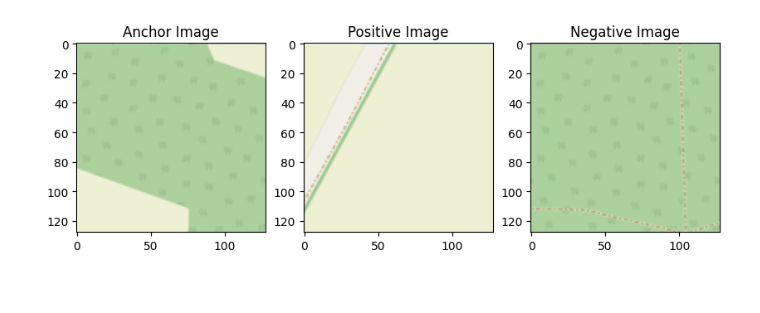
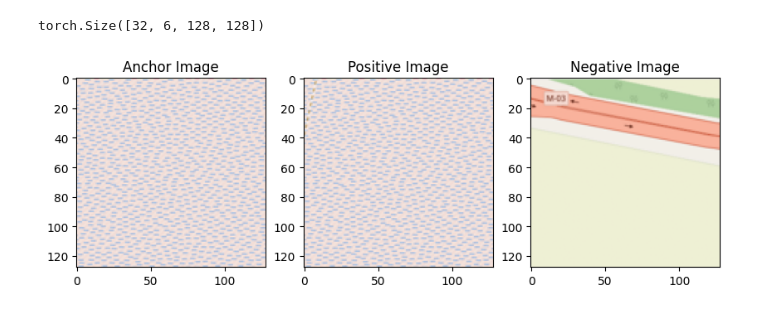
Before and after one commit to klaipher/loc2vec, a Jupyter notebook: Loc2Vec.ipynb, the cells around one changed output. Cells and saved outputs as stored; diff of their text form; code cells hidden in the pictures.

```diff
--- a/Loc2Vec.ipynb
+++ b/Loc2Vec.ipynb
@@ -16,36 +16,39 @@ import matplotlib.pyplot as plt
 # %%
 from loc2vec.memmap_tiles_dataset import MemmapTilesDataset
 
-dataset = MemmapTilesDataset("tiles/tiles_metadata.csv", "tiles/tiles-dataset.npy", neg_radius_min=10, transform=T.Compose([
-    T.ToTensor(),
-    T.Normalize([0.8107, 0.8611, 0.7814],
-                [0.1215, 0.0828, 0.1320])
+dataset = MemmapTilesDataset("../loc2vec/tiles/tiles_metadata_v2.csv", "../loc2vec/tiles/tiles-dataset-v2.npy", pos_radius=1, neg_radius_min=40, transform=T.Compose([
+    # T.ToTensor(),
+    T.Normalize([0.8107, 0.8611, 0.7814, 0.5, 0.5, 0.5],
+                [0.1215, 0.0828, 0.1320, 0.5, 0.5, 0.5])
 ]))
 # %%
 train_loader = DataLoader(dataset, batch_size=32, shuffle=True, num_workers=4, prefetch_factor=4, persistent_workers=True)
 # %%
 image = next(iter(train_loader))
 
 denormalize = T.Normalize(
     mean=[-0.8107/0.1215, -0.8611/0.0828, -0.7814/0.1320],
     std=[1/0.1215, 1/0.0828, 1/0.1320]
 )
 
+print(image['anchor_image'].shape)
+
 plt.figure(figsize=(10, 5))
 plt.subplot(1, 3, 1)
-plt.imshow(denormalize(image['anchor_image'][0]).numpy().transpose(1, 2, 0))
+plt.imshow(denormalize(image['anchor_image'][0][:3]).numpy().transpose(1, 2, 0))
 plt.title("Anchor Image")
 
 plt.subplot(1, 3, 2)
-plt.imshow(denormalize(image['pos_image'][0]).numpy().transpose(1, 2, 0))
+plt.imshow(denormalize(image['pos_image'][0][:3]).numpy().transpose(1, 2, 0))
 plt.title("Positive Image")
 
 plt.subplot(1, 3, 3)
-plt.imshow(denormalize(image['neg_image'][0]).numpy().transpose(1, 2, 0))
+plt.imshow(denormalize(image['neg_image'][0][:3]).numpy().transpose(1, 2, 0))
 plt.title("Negative Image")
 
 plt.show()
 # %% [output]
+torch.Size([32, 6, 128, 128])
-[figure, old version]
+[figure, new version]
 # %%
 device = torch.device("mps" if torch.backends.mps.is_available() else "cpu")
```
Also changed, not shown: parts of 4 cells of this notebook, 14 other files.
